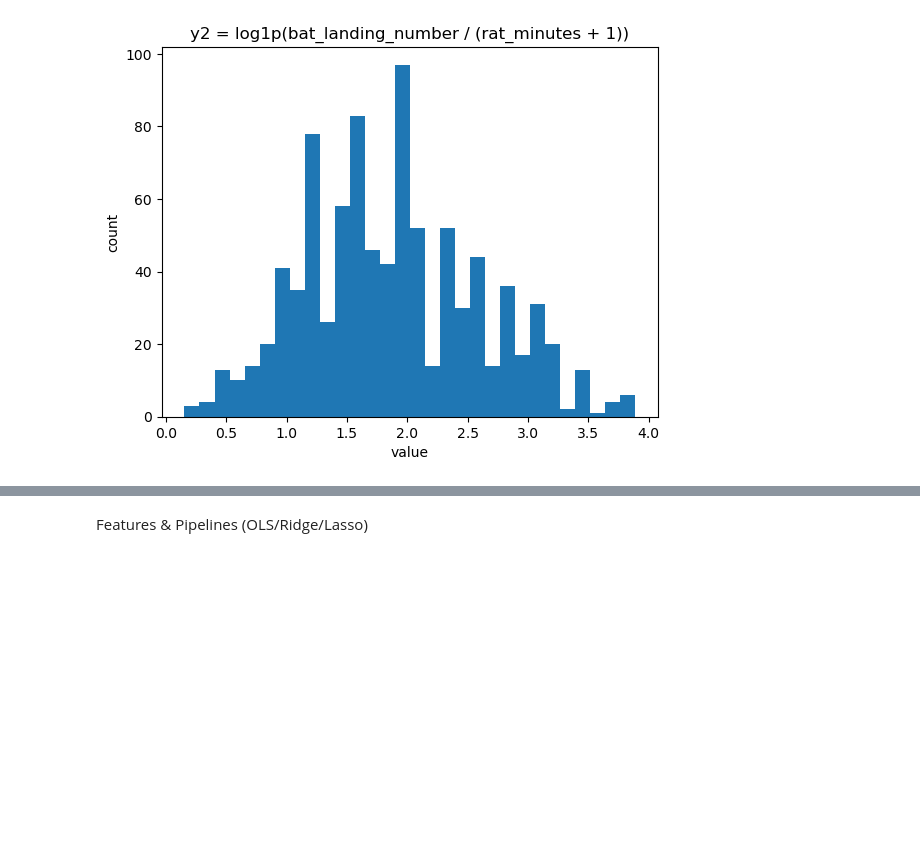
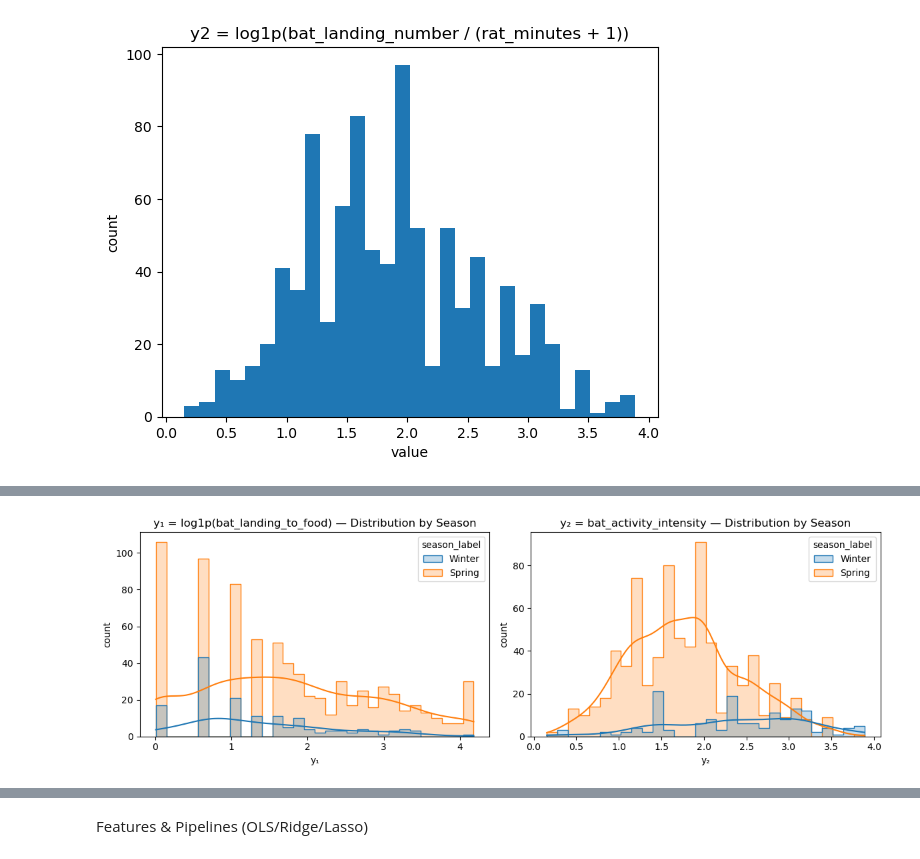
Before and after one commit to ishanpanta/bat-vs-rat, a Jupyter notebook: assignment3.ipynb, the cells around one changed output, grey strips where cells are left out. Saved outputs shown, nothing was run; the diff lists cells and outputs as text; code cells hidden in the pictures; blank space fills up the shorter version.

```diff
--- a/assignment3.ipynb
+++ b/assignment3.ipynb
@@ -305,0 +344,18 @@ Utility — Metrics, Splits, VIF
+# %%
+# 1) Distribution plots: hist + KDE for y1 and y2 by season
+plt.figure(figsize=(12,4))
+plt.subplot(1,2,1)
+sns.histplot(data=df, x='y1', hue='season_label', kde=True, stat='count', element='step', bins=30)
+plt.title("y₁ = log1p(bat_landing_to_food) — Distribution by Season")
+plt.xlabel("y₁")
+plt.ylabel("count")
+
+plt.subplot(1,2,2)
+sns.histplot(data=df, x='y2', hue='season_label', kde=True, stat='count', element='step', bins=30)
+plt.title("y₂ = bat_activity_intensity — Distribution by Season")
+plt.xlabel("y₂")
+plt.ylabel("count")
+plt.tight_layout()
+plt.show()
+# %% [output]
+[figure, added]
```
Also changed, not shown: parts of 18 cells of this notebook, 5 other files.
